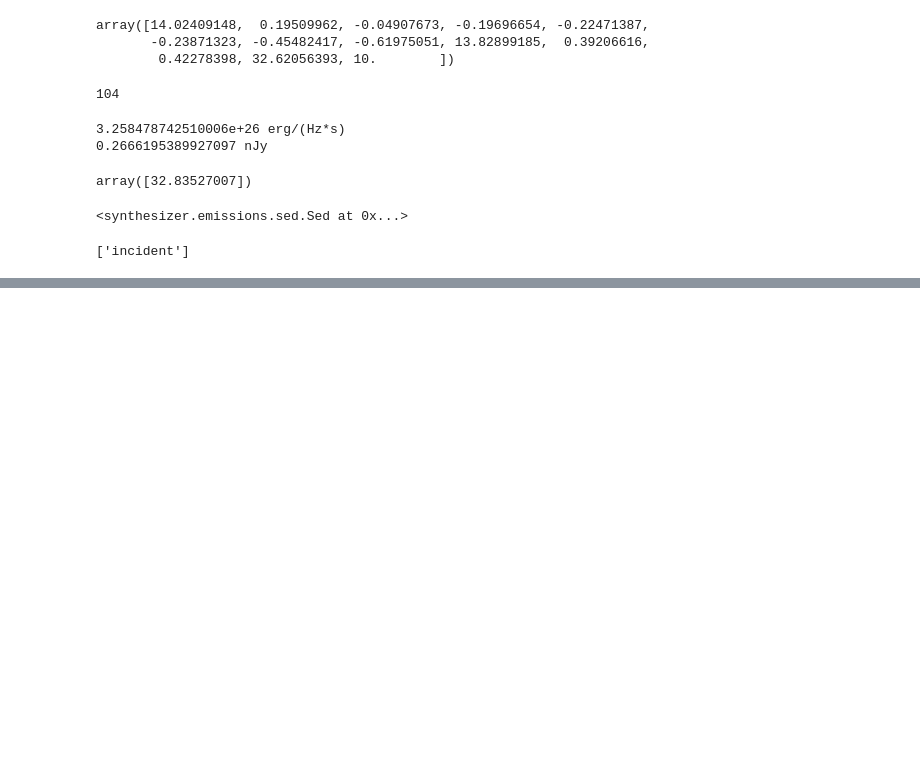
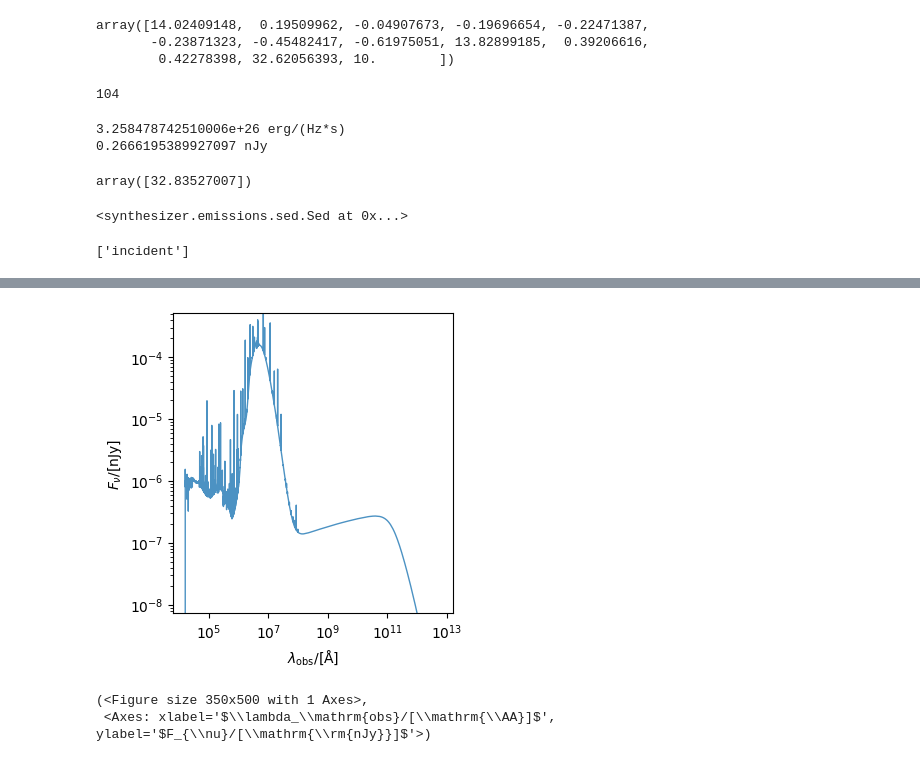
Before and after one commit to synthesizer-project/synference, a Jupyter notebook: scripts/proof_of_concept.ipynb, the cells around one changed output, grey strips where cells are left out. Cells and saved outputs as stored; diff of their text form; code cells hidden in the pictures; blank space fills up the shorter version.

```diff
--- a/scripts/proof_of_concept.ipynb
+++ b/scripts/proof_of_concept.ipynb
@@ -641,0 +703,43 @@ np.shape(params)
+# %%
+
+
+sfh = SFH.LogNormal(peak_age=-308.8170797556386*Myr, tau=0.083540178835392, max_age=800*Myr)
+
+grid = Grid('bpass-2.2.1-bin_chabrier03-0.1,300.0_cloudy-c23.01-sps.hdf5',
+            grid_dir='/home/tharvey/work/synthesizer_grids/')
+
+galaxy = Galaxy(
+    redshift=12,
+    stars = Stars(
+        grid.log10age,
+        grid.metallicity,
+        sf_hist = sfh,
+        initial_mass =5.5919 * Msun,
+        metal_dist = ZDist.DeltaConstant(log10metallicity=-0.37667277455329895),
+        tau_v= 0.22942861914634705,
+    ),
+
+)
+
+emission_model = TotalEmission(
+    grid=grid,
+    fesc=0.1,
+    fesc_ly_alpha=0.1,
+    dust_curve=Calzetti2000(),
+    dust_emission_model=None,
+)
+
+
+galaxy.stars.get_spectra(emission_model)
+
+galaxy.get_observed_spectra(cosmo=Planck18, igm=Inoue14)
+
+plot_spectra(
+    galaxy.stars.spectra['total'],
+    quantity_to_plot='fnu',
+    show=True,
+)
+# %% [output]
+[figure, added]
+(<Figure size 350x500 with 1 Axes>,
+ <Axes: xlabel='$\\lambda_\\mathrm{obs}/[\\mathrm{\\AA}]$', ylabel='$F_{\\nu}/[\\mathrm{\\rm{nJy}}]$'>)
```
Also changed, not shown: parts of 7 cells of this notebook, 7 other files.
